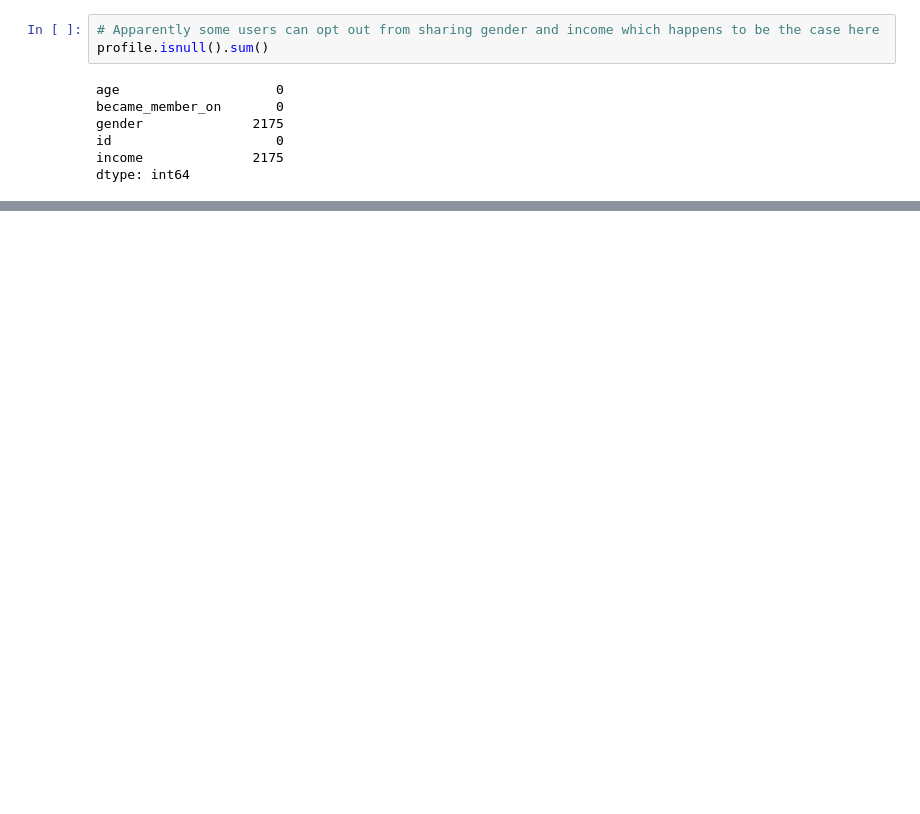
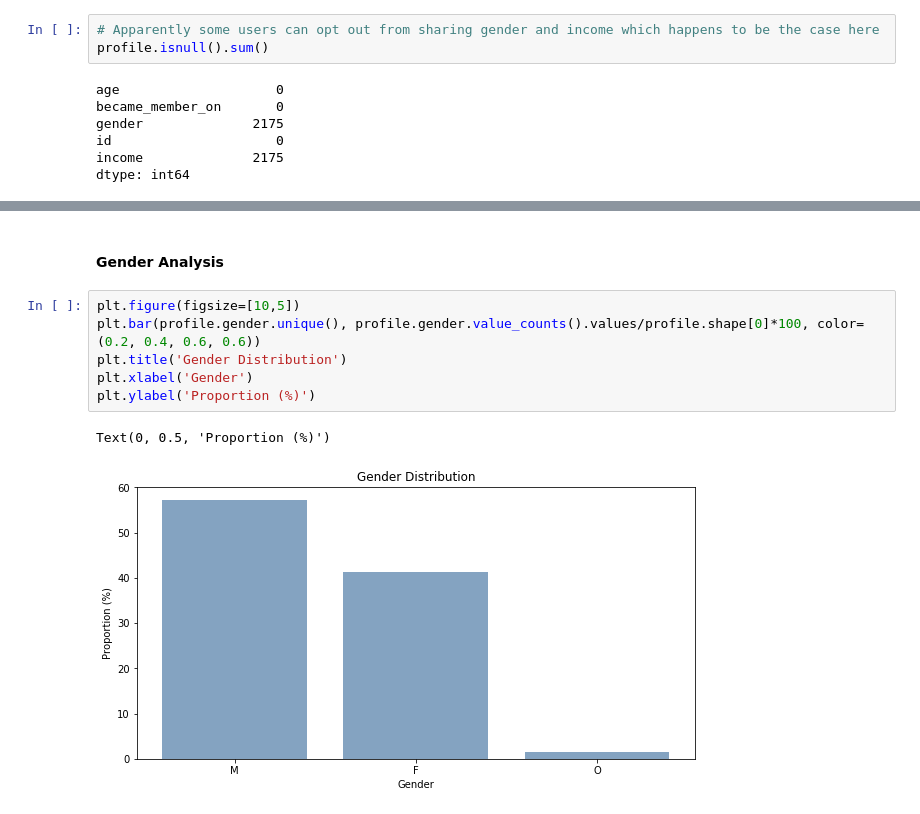
Before and after one commit to adhamelkhouly/starbucks_promotions, a Jupyter notebook: starbucks_offers.ipynb, the cells around one changed output, grey strips where cells are left out. Cells and saved outputs as stored; diff of their text form; blank space fills up the shorter version.

```diff
--- a/starbucks_offers.ipynb
+++ b/starbucks_offers.ipynb
@@ -213,0 +288,11 @@ Text(0,0.5,'Count')
+# %% [markdown]
+#### Gender Analysis
+# %%
+plt.figure(figsize=[10,5])
+plt.bar(profile.gender.unique(), profile.gender.value_counts().values/profile.shape[0]*100, color=(0.2, 0.4, 0.6, 0.6))
+plt.title('Gender Distribution')
+plt.xlabel('Gender')
+plt.ylabel('Proportion (%)')
+# %% [output]
+Text(0, 0.5, 'Proportion (%)')
+[figure, added]
```
Also changed, not shown: parts of 16 cells of this notebook.
